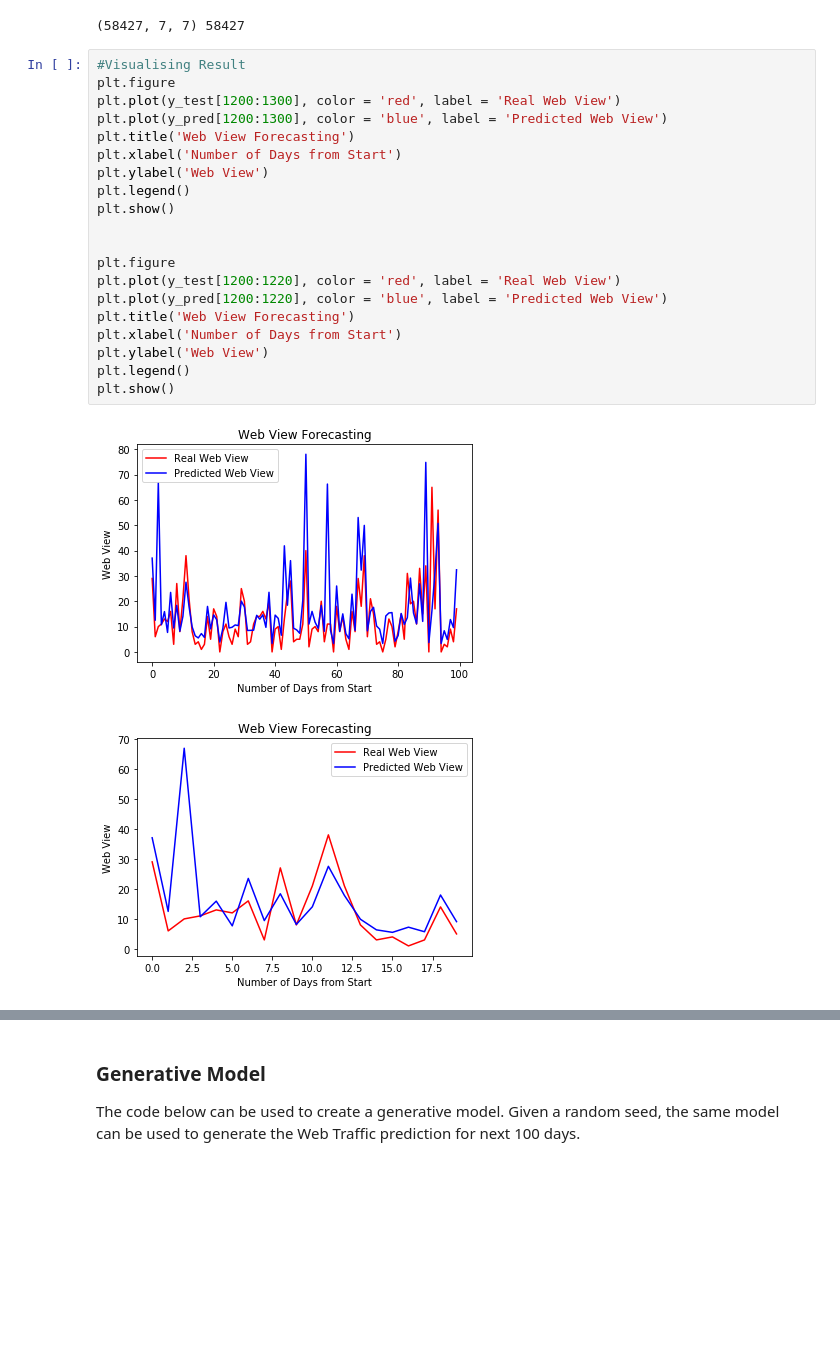
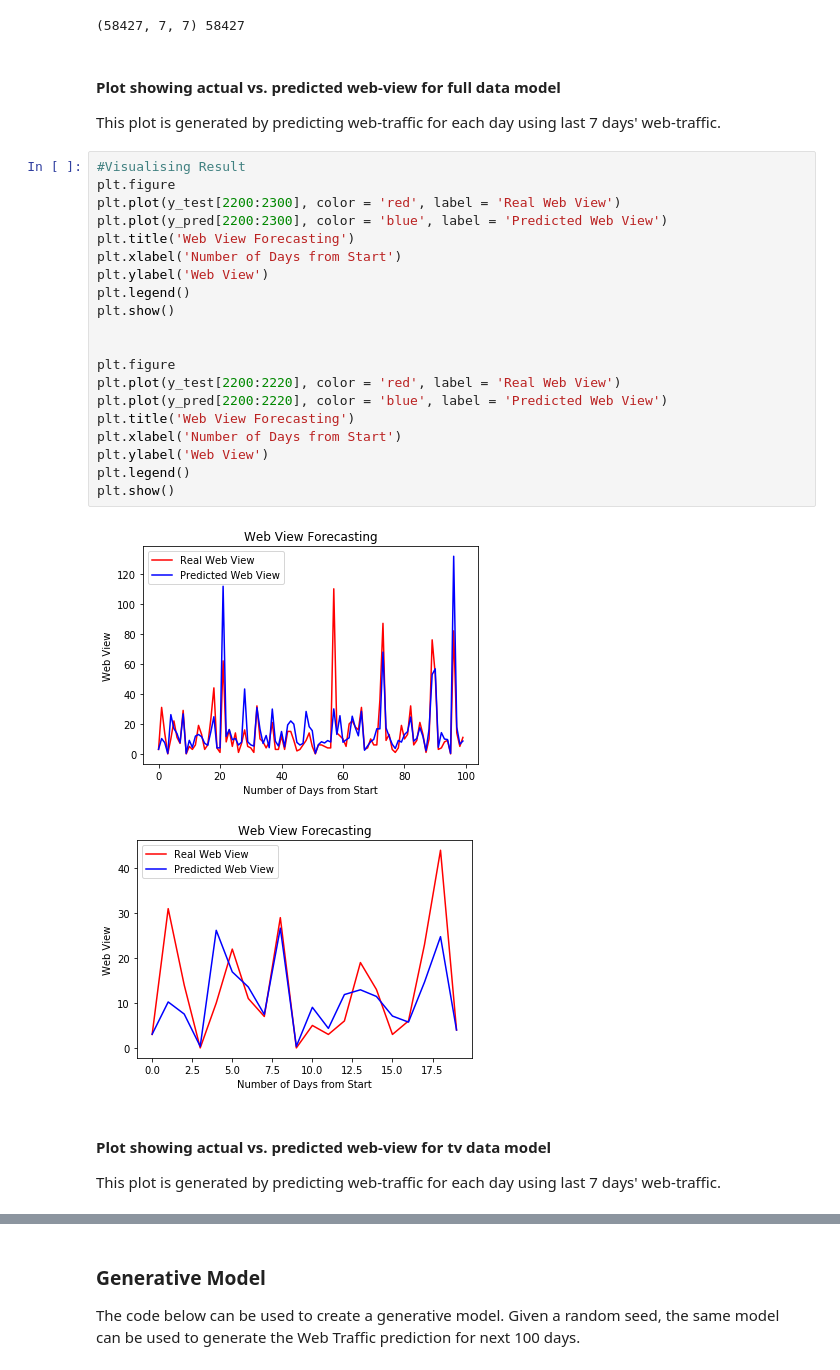
Before and after one commit to TheSPD/CS671-Web-Traffic-Analysis, a Jupyter notebook: Final_report.ipynb, the cells around one changed output, grey strips where cells are left out. Saved outputs shown, nothing was run; the diff lists cells and outputs as text; blank space fills up the shorter version.

```diff
--- a/Final_report.ipynb
+++ b/Final_report.ipynb
@@ -494,29 +502,35 @@ y_TV_pred = regressor_TV.predict(inputs)
 print X_TV_test.shape, len(y_TV_test)
 # %% [output]
 (58427, 7, 7) 58427
+# %% [markdown]
+#### Plot showing actual vs. predicted web-view for full data model
+This plot is generated by predicting web-traffic for each day using last 7 days' web-traffic.
 # %%
 #Visualising Result
 plt.figure
-plt.plot(y_test[1200:1300], color = 'red', label = 'Real Web View')
-plt.plot(y_pred[1200:1300], color = 'blue', label = 'Predicted Web View')
+plt.plot(y_test[2200:2300], color = 'red', label = 'Real Web View')
+plt.plot(y_pred[2200:2300], color = 'blue', label = 'Predicted Web View')
 plt.title('Web View Forecasting')
 plt.xlabel('Number of Days from Start')
 plt.ylabel('Web View')
 plt.legend()
 plt.show()
 
 
 plt.figure
-plt.plot(y_test[1200:1220], color = 'red', label = 'Real Web View')
-plt.plot(y_pred[1200:1220], color = 'blue', label = 'Predicted Web View')
+plt.plot(y_test[2200:2220], color = 'red', label = 'Real Web View')
+plt.plot(y_pred[2200:2220], color = 'blue', label = 'Predicted Web View')
 plt.title('Web View Forecasting')
 plt.xlabel('Number of Days from Start')
 plt.ylabel('Web View')
 plt.legend()
 plt.show()
 # %% [output]
-[figure, old version]
+[figure, new version]
-[figure, old version]
+[figure, new version]
+# %% [markdown]
+#### Plot showing actual vs. predicted web-view for tv data model
+This plot is generated by predicting web-traffic for each day using last 7 days' web-traffic.
 # %%
 #Visualising Result
 plt.figure
```
Also changed, not shown: parts of 15 cells of this notebook, 4 other files.
